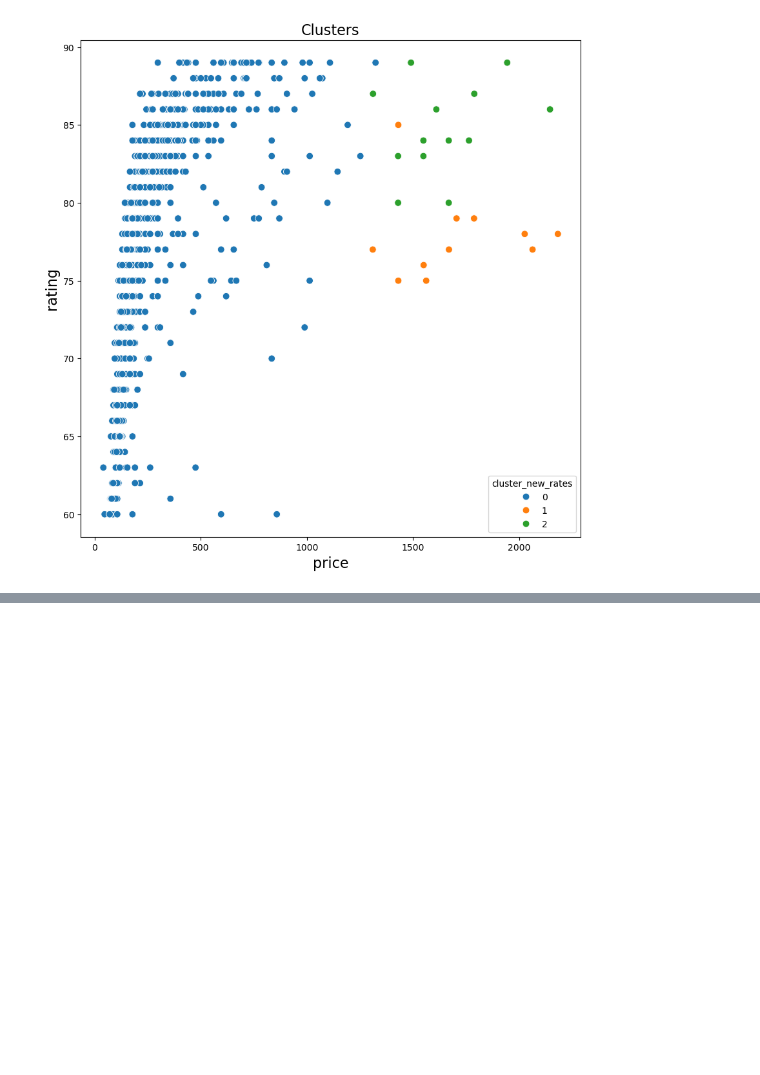
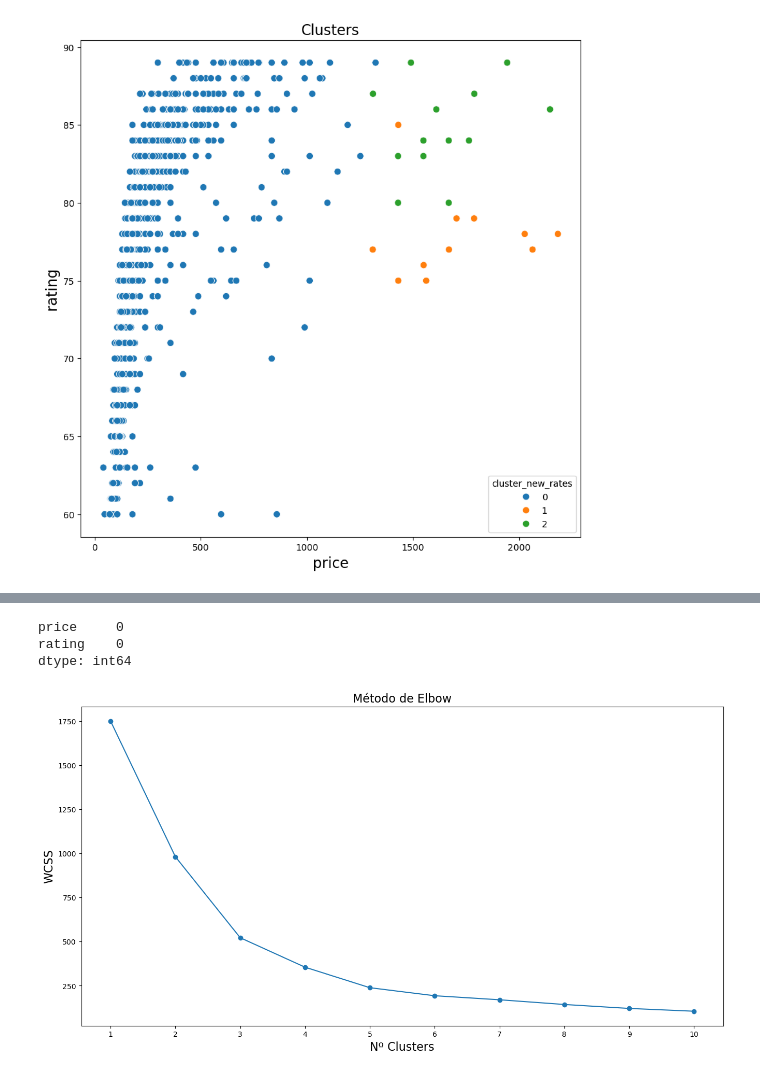
Before and after one commit to vaugsss/DataScience, a Jupyter notebook: Smarpthones_Clustering.ipynb, the cells around one changed output, grey strips where cells are left out. Cells and saved outputs as stored; diff of their text form; code cells hidden in the pictures; blank space fills up the shorter version.

```diff
--- a/Smarpthones_Clustering.ipynb
+++ b/Smarpthones_Clustering.ipynb
@@ -606,0 +620,31 @@ plt.show()
+# %%
+#Selecting only the columns which will be used to create the clusters
+df_pricerating = df[['price','rating']]
+# %%
+#Applying zScore
+kmeans_df = df_pricerating.apply(zscore, ddof=1)
+# %%
+#checking if there is any empty values
+print(kmeans_df.isnull().sum())
+# %% [output]
+price     0
+rating    0
+dtype: int64
+# %%
+#Identifying the clusters based on Elbow Method, this can assist during the creating of the model
+
+elbow = []
+K = range(1,11)
+for k in K:
+    kmeanElbow = KMeans(n_clusters=k, init='k-means++', random_state=100).fit(kmeans_df)
+    elbow.append(kmeanElbow.inertia_)
+
+plt.figure(figsize=(16,8))
+plt.plot(K, elbow, marker='o')
+plt.xlabel('Nº Clusters', fontsize=16)
+plt.xticks(range(1,11)) # ajustar range
+plt.ylabel('WCSS', fontsize=16)
+plt.title('Método de Elbow', fontsize=16)
+plt.show()
+# %% [output]
+[figure, added]
```
Also changed, not shown: parts of 18 cells of this notebook.
